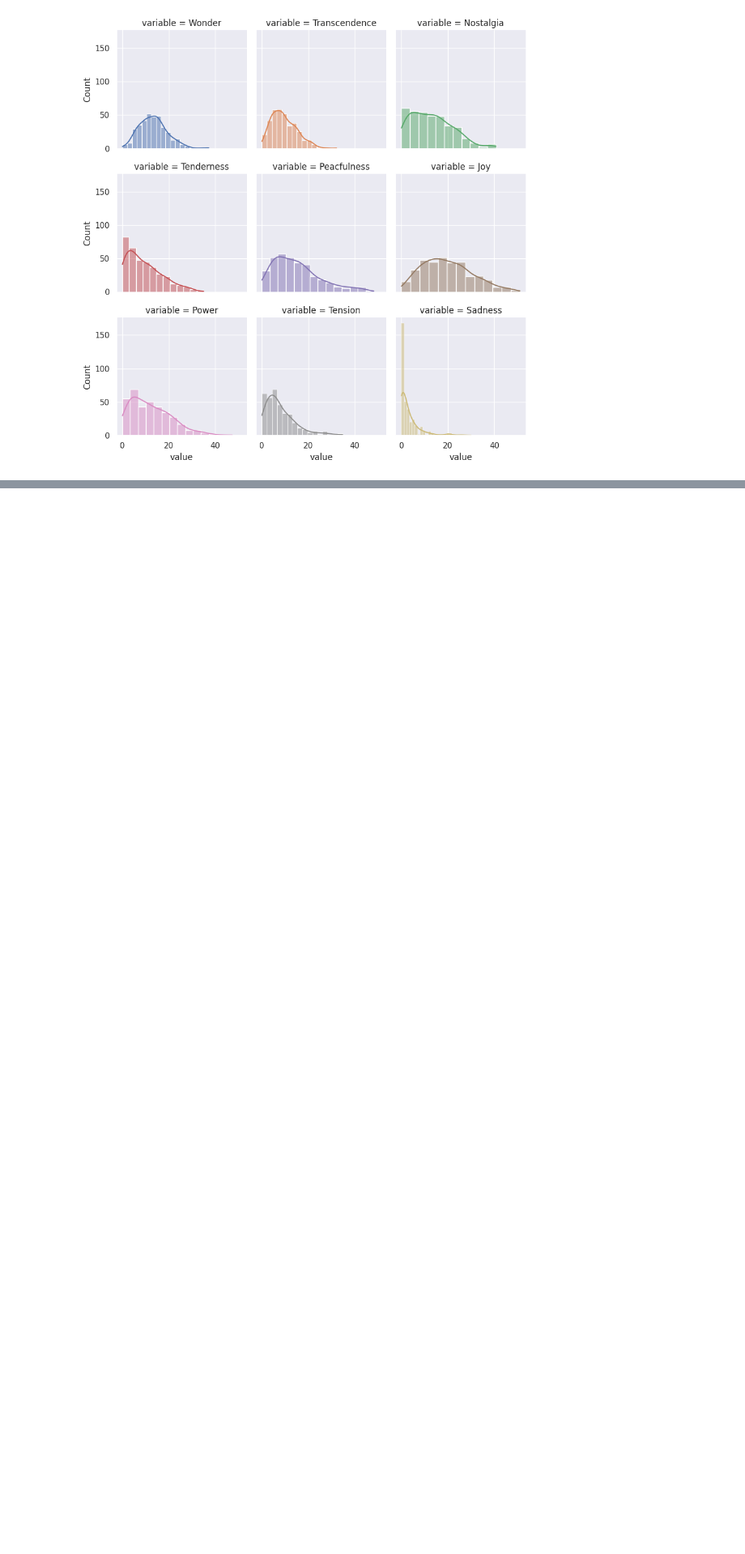
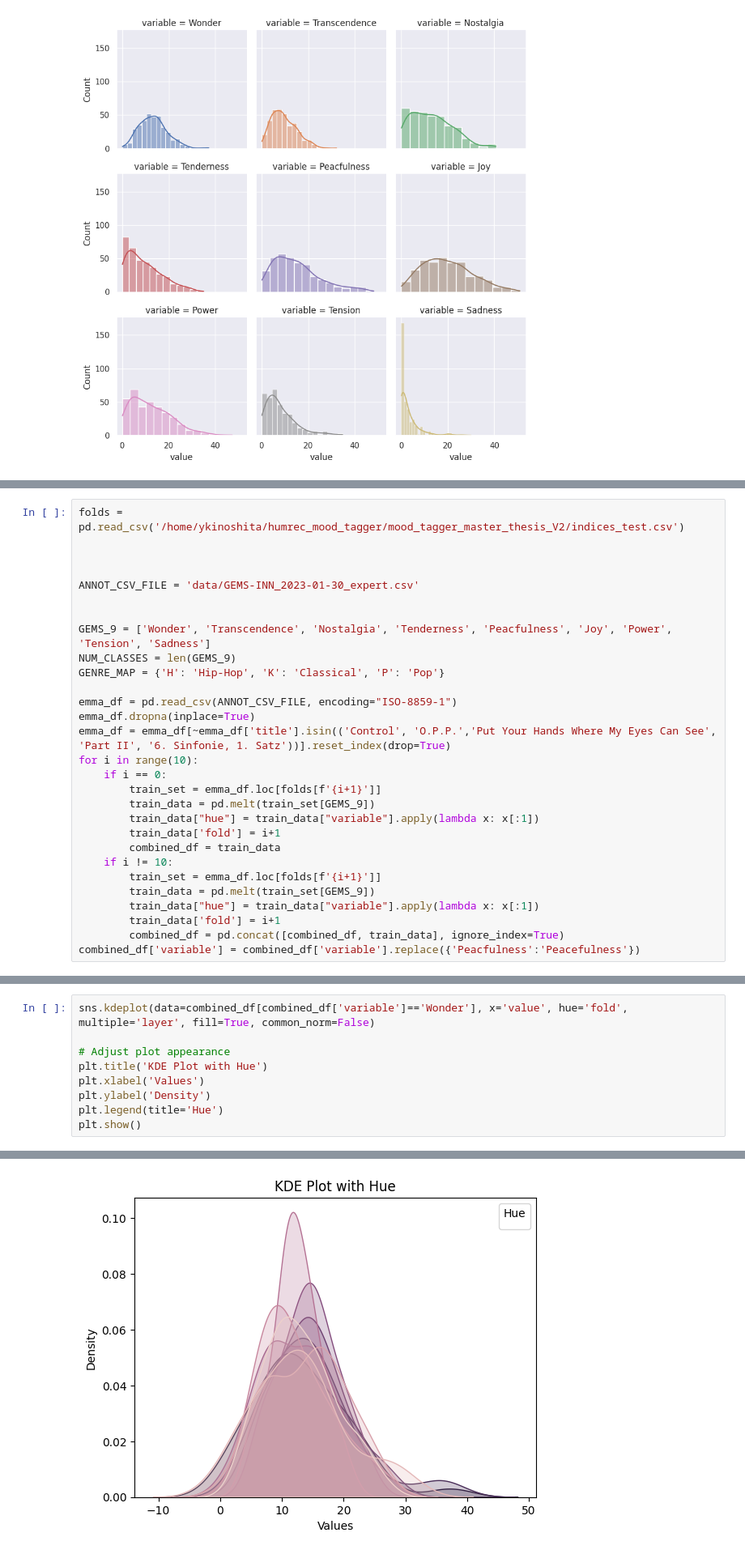
Before and after one commit to JPNMint/automatic_music_mood_tagging, a Jupyter notebook: mood_tagger_master_thesis_V2/EDA_imbalance.ipynb, the cells around one changed output, grey strips where cells are left out. Shown at 81% size. Drawn from its saved outputs; the diff is of its cells as text; blank space fills up the shorter version.

```diff
--- a/mood_tagger_master_thesis_V2/EDA_imbalance.ipynb
+++ b/mood_tagger_master_thesis_V2/EDA_imbalance.ipynb
@@ -161,0 +164,29 @@ emma_df
+# %%
+folds = pd.read_csv('/home/ykinoshita/humrec_mood_tagger/mood_tagger_master_thesis_V2/indices_test.csv')
+
+
+
+ANNOT_CSV_FILE = 'data/GEMS-INN_2023-01-30_expert.csv'
+
+
+GEMS_9 = ['Wonder', 'Transcendence', 'Nostalgia', 'Tenderness', 'Peacfulness', 'Joy', 'Power', 'Tension', 'Sadness']
+NUM_CLASSES = len(GEMS_9)
+GENRE_MAP = {'H': 'Hip-Hop', 'K': 'Classical', 'P': 'Pop'}
+
+emma_df = pd.read_csv(ANNOT_CSV_FILE, encoding="ISO-8859-1")
+emma_df.dropna(inplace=True)
+emma_df = emma_df[~emma_df['title'].isin(('Control', 'O.P.P.','Put Your Hands Where My Eyes Can See', 'Part II', '6. Sinfonie, 1. Satz'))].reset_index(drop=True)
+for i in range(10):
+    if i == 0:
+        train_set = emma_df.loc[folds[f'{i+1}']]
+        train_data = pd.melt(train_set[GEMS_9])
+        train_data["hue"] = train_data["variable"].apply(lambda x: x[:1])
+        train_data['fold'] = i+1
+        combined_df = train_data
+    if i != 10:
+        train_set = emma_df.loc[folds[f'{i+1}']]
+        train_data = pd.melt(train_set[GEMS_9])
+        train_data["hue"] = train_data["variable"].apply(lambda x: x[:1])
+        train_data['fold'] = i+1
+        combined_df = pd.concat([combined_df, train_data], ignore_index=True)
+combined_df['variable'] = combined_df['variable'].replace({'Peacfulness':'Peacefulness'})
@@ -161,0 +222,10 @@ emma_df
+# %%
+sns.kdeplot(data=combined_df[combined_df['variable']=='Wonder'], x='value', hue='fold', multiple='layer', fill=True, common_norm=False)
+
+# Adjust plot appearance
+plt.title('KDE Plot with Hue')
+plt.xlabel('Values')
+plt.ylabel('Density')
+plt.legend(title='Hue')
+plt.show()
+# %% [output]
@@ -161,0 +233 @@ emma_df
+[figure, added]
```
Also changed, not shown: parts of 23 cells of this notebook, 20 other files.
